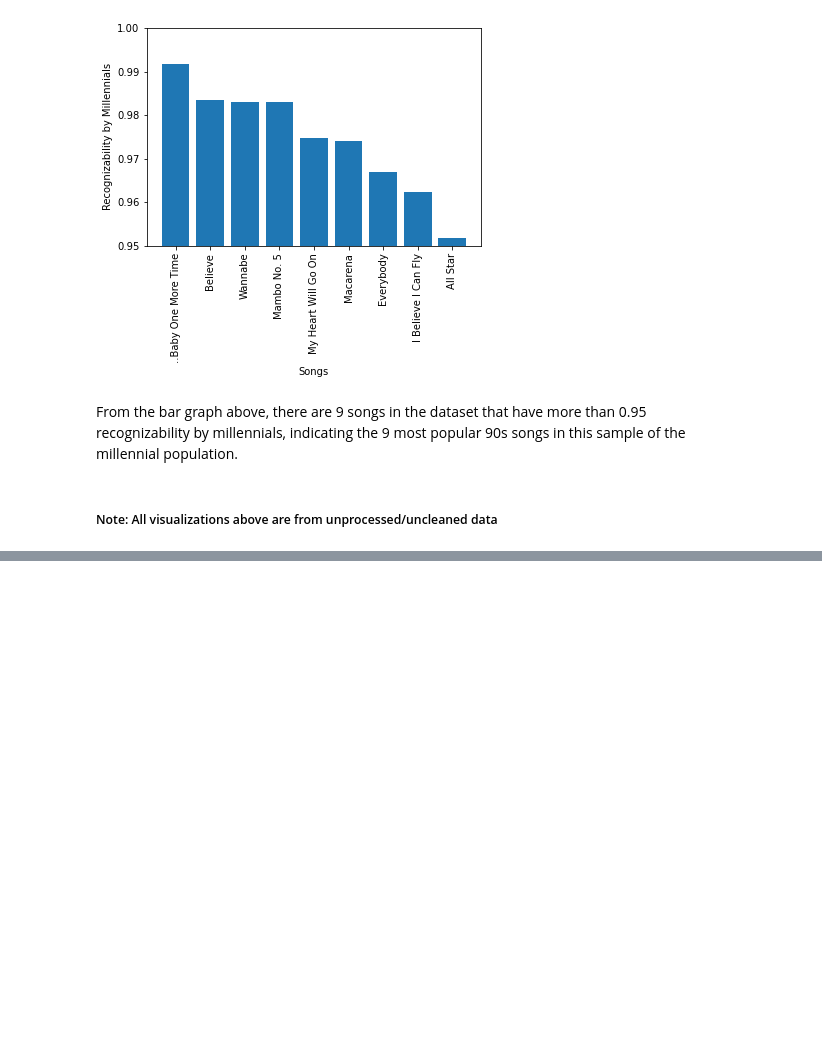
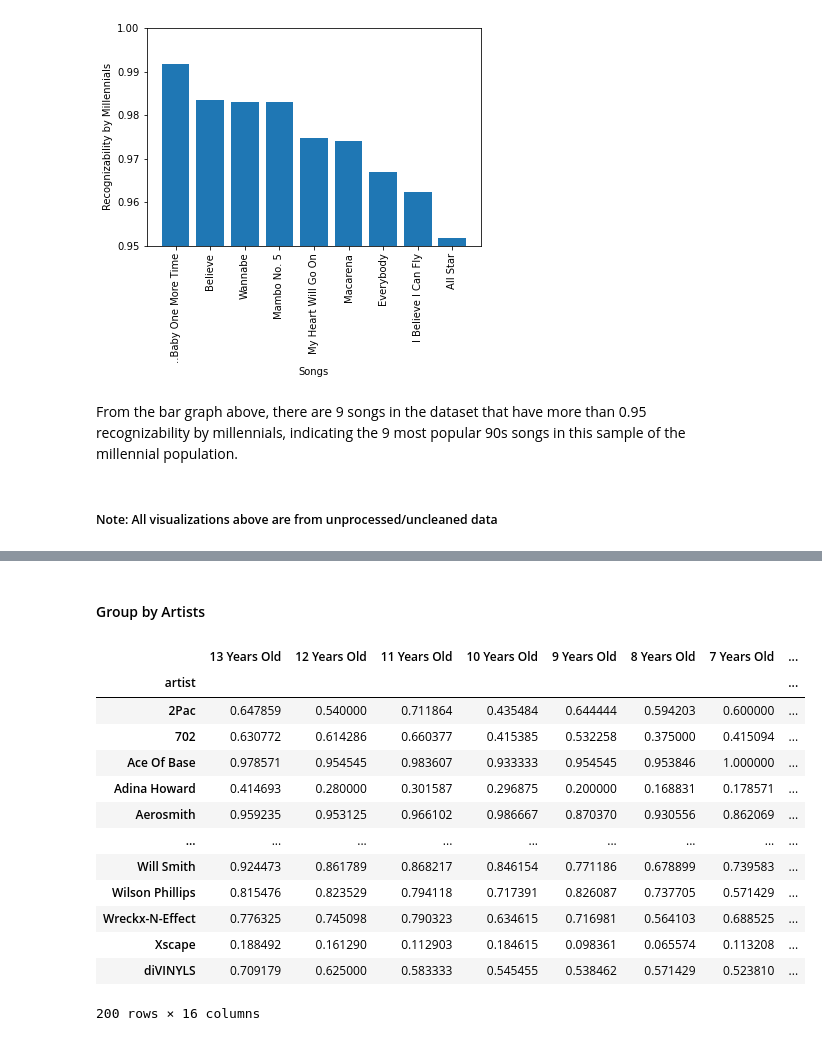
Before and after one commit to data301-2021-winter1/project-group41-project, a Jupyter notebook: notebooks/analysis1.ipynb, the cells around one changed output, grey strips where cells are left out. Drawn from its saved outputs; the diff is of its cells as text; code cells hidden in the pictures; blank space fills up the shorter version.

```diff
--- a/notebooks/analysis1.ipynb
+++ b/notebooks/analysis1.ipynb
@@ -185,0 +246,20 @@ From the bar graph above, there are 9 songs in the dataset that have more than 0
+# %% [markdown]
+#### Group by Artists
+# %%
+art_df = p1.by_artist(df_pro)
+art_df
+# %% [output]
+|  | 13 Years Old | 12 Years Old | 11 Years Old | 10 Years Old | 9 Years Old | 8 Years Old | 7 Years Old | ... |
+| artist |  |  |  |  |  |  |  | ... |
+| 2Pac | 0.647859 | 0.540000 | 0.711864 | 0.435484 | 0.644444 | 0.594203 | 0.600000 | ... |
+| 702 | 0.630772 | 0.614286 | 0.660377 | 0.415385 | 0.532258 | 0.375000 | 0.415094 | ... |
+| Ace Of Base | 0.978571 | 0.954545 | 0.983607 | 0.933333 | 0.954545 | 0.953846 | 1.000000 | ... |
+| Adina Howard | 0.414693 | 0.280000 | 0.301587 | 0.296875 | 0.200000 | 0.168831 | 0.178571 | ... |
+| Aerosmith | 0.959235 | 0.953125 | 0.966102 | 0.986667 | 0.870370 | 0.930556 | 0.862069 | ... |
+| ... | ... | ... | ... | ... | ... | ... | ... | ... |
+| Will Smith | 0.924473 | 0.861789 | 0.868217 | 0.846154 | 0.771186 | 0.678899 | 0.739583 | ... |
+| Wilson Phillips | 0.815476 | 0.823529 | 0.794118 | 0.717391 | 0.826087 | 0.737705 | 0.571429 | ... |
+| Wreckx-N-Effect | 0.776325 | 0.745098 | 0.790323 | 0.634615 | 0.716981 | 0.564103 | 0.688525 | ... |
+| Xscape | 0.188492 | 0.161290 | 0.112903 | 0.184615 | 0.098361 | 0.065574 | 0.113208 | ... |
+| diVINYLS | 0.709179 | 0.625000 | 0.583333 | 0.545455 | 0.538462 | 0.571429 | 0.523810 | ... |
+200 rows × 16 columns
```
Also changed, not shown: parts of 9 cells of this notebook, 1 other file.
